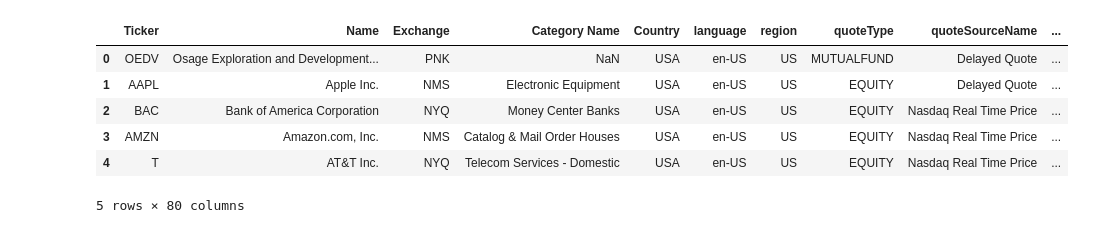
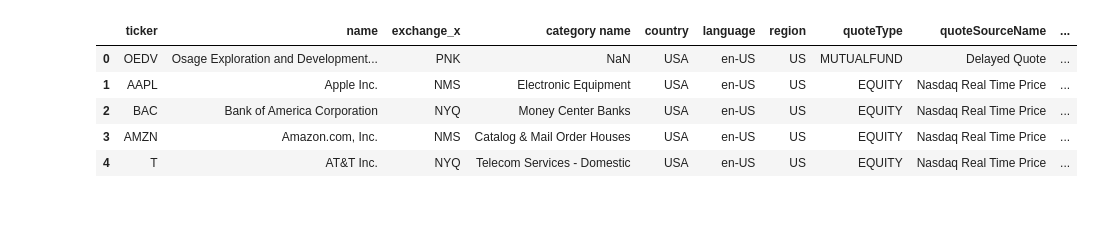
Before and after one commit to fmind/invest, a Jupyter notebook: notebooks/downloads.ipynb, the cells around one changed output. Cells and saved outputs as stored; diff of their text form; code cells hidden in the pictures.

```diff
--- a/notebooks/downloads.ipynb
+++ b/notebooks/downloads.ipynb
@@ -12,7 +17,6 @@ BASEURL = 'https://query1.finance.yahoo.com'
 notnone = lambda x: x is not None
 # %%
 stocks = pd.read_csv('../datasets/stocks.csv.gz', index_col=0)
-stocks = stocks[~stocks['Ticker'].str.contains('\.')]
 
 stocks.head()
 # %% [output]
@@ -25,5 +37,5 @@ stocks.head()
 # %%
-tickers = stocks['Ticker']
+tickers = stocks['ticker']
 
 tickers.head()
 # %% [output]
@@ -39,17 +51,18 @@ def download_info(ticker):
 
     try:
         res = requests.get(url=url).json()
-        quote = res.get('quoteResponse', {})
-        result = quote.get('result', [None])[0]
+        result = res['quoteResponse']['result'][0]
 
         return result
-    except:
+    except Exception as e:
+        # fail silently
         return None
 # %%
 with ThreadPoolExecutor() as executor:
     gen = executor.map(download_info, tickers)
-    track = list(tqdm(gen, total=len(tickers)))
-    infos = pd.DataFrame(filter(notnone, track))
+    infos = pd.DataFrame(filter(notnone, tqdm(gen, total=len(tickers))))
+
+print(infos.shape)
 
 infos.head()
 # %% [output]
@@ -69,12 +92,11 @@ for x in filter(notnone, track):
 # %%
-extras = pd.merge(stocks, infos, how='right', left_on='Ticker', right_on='symbol')
+extras = pd.merge(stocks, infos, how='inner', left_on='ticker', right_on='symbol')
 
 extras.head()
 # %% [output]
-|  | Ticker | Name | Exchange | Category Name | Country | language | region | quoteType | quoteSourceName | ... |
+|  | ticker | name | exchange_x | category name | country | language | region | quoteType | quoteSourceName | ... |
 | 0 | OEDV | Osage Exploration and Development... | PNK | NaN | USA | en-US | US | MUTUALFUND | Delayed Quote | ... |
-| 1 | AAPL | Apple Inc. | NMS | Electronic Equipment | USA | en-US | US | EQUITY | Delayed Quote | ... |
+| 1 | AAPL | Apple Inc. | NMS | Electronic Equipment | USA | en-US | US | EQUITY | Nasdaq Real Time Price | ... |
 | 2 | BAC | Bank of America Corporation | NYQ | Money Center Banks | USA | en-US | US | EQUITY | Nasdaq Real Time Price | ... |
 | 3 | AMZN | Amazon.com, Inc. | NMS | Catalog & Mail Order Houses | USA | en-US | US | EQUITY | Nasdaq Real Time Price | ... |
 | 4 | T | AT&T Inc. | NYQ | Telecom Services - Domestic | USA | en-US | US | EQUITY | Nasdaq Real Time Price | ... |
-5 rows × 80 columns
```
Also changed, not shown: parts of 19 cells of this notebook, 11 other files.
